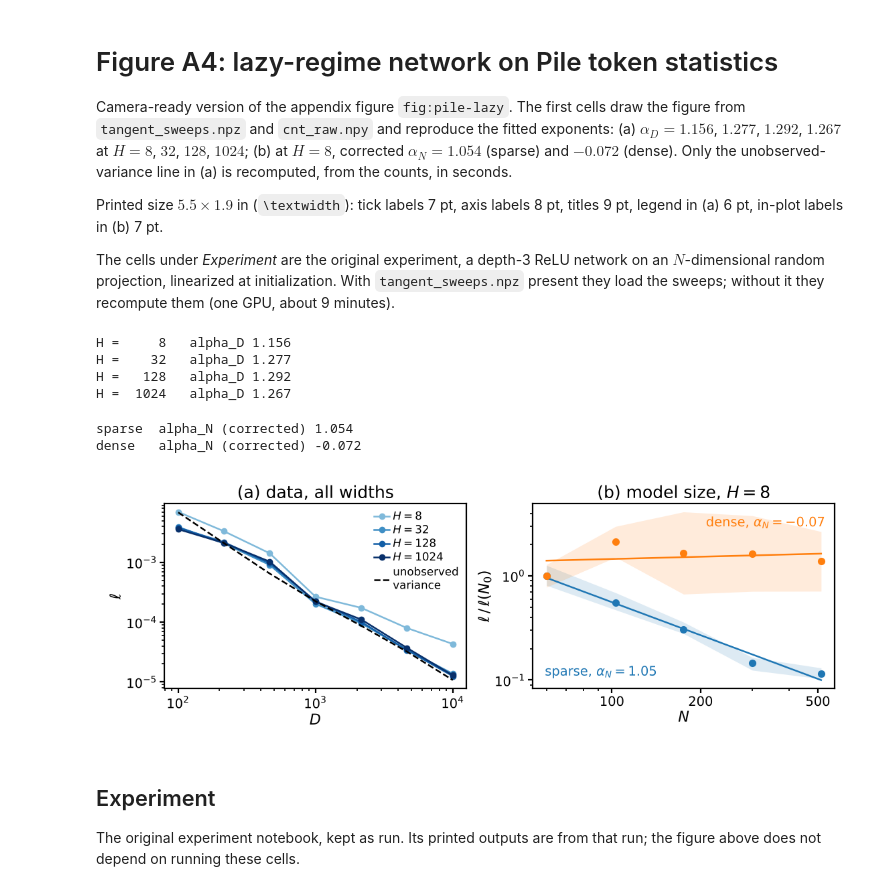
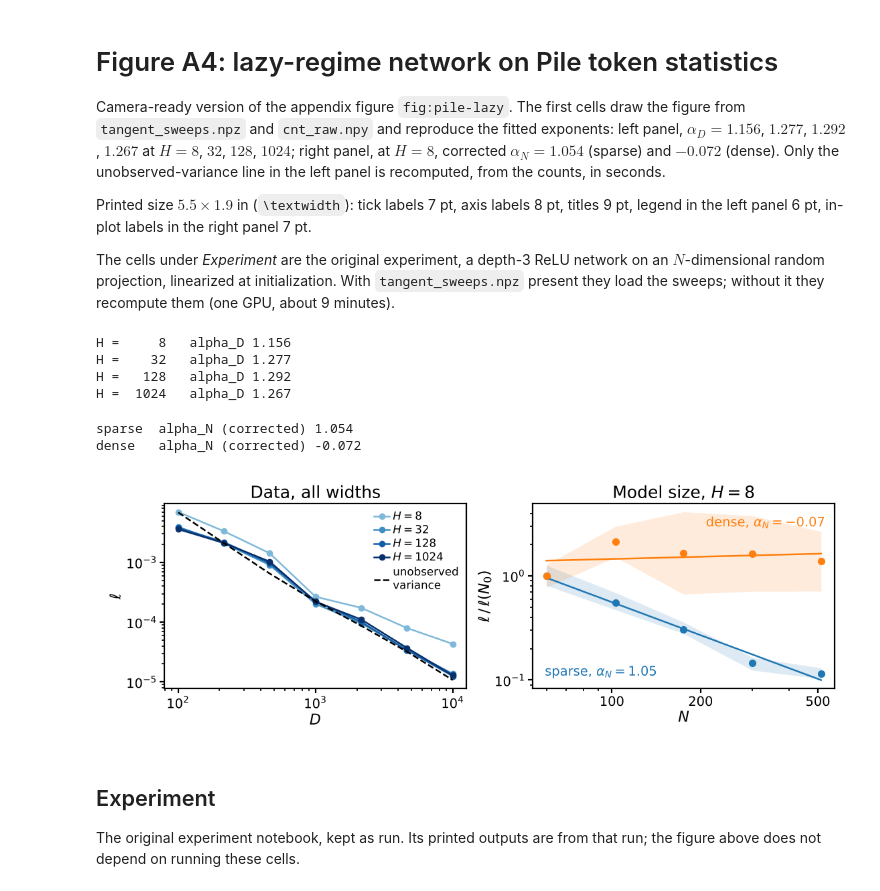
Before and after one commit to jsous/asym-scaling, a Jupyter notebook: pile/Pile3_LazyNetwork.ipynb, the cells around one changed output. Drawn from its saved outputs; the diff is of its cells as text; code cells hidden in the pictures.

```diff
--- a/pile/Pile3_LazyNetwork.ipynb
+++ b/pile/Pile3_LazyNetwork.ipynb
@@ -1,9 +1,9 @@
 # %% [markdown]
 # Figure A4: lazy-regime network on Pile token statistics
 
-Camera-ready version of the appendix figure `fig:pile-lazy`. The first cells draw the figure from `tangent_sweeps.npz` and `cnt_raw.npy` and reproduce the fitted exponents: (a) $\alpha_D=1.156$, $1.277$, $1.292$, $1.267$ at $H=8$, $32$, $128$, $1024$; (b) at $H=8$, corrected $\alpha_N=1.054$ (sparse) and $-0.072$ (dense). Only the unobserved-variance line in (a) is recomputed, from the counts, in seconds.
+Camera-ready version of the appendix figure `fig:pile-lazy`. The first cells draw the figure from `tangent_sweeps.npz` and `cnt_raw.npy` and reproduce the fitted exponents: left panel, $\alpha_D=1.156$, $1.277$, $1.292$, $1.267$ at $H=8$, $32$, $128$, $1024$; right panel, at $H=8$, corrected $\alpha_N=1.054$ (sparse) and $-0.072$ (dense). Only the unobserved-variance line in the left panel is recomputed, from the counts, in seconds.
 
-Printed size $5.5\times1.9$ in (`\textwidth`): tick labels 7 pt, axis labels 8 pt, titles 9 pt, legend in (a) 6 pt, in-plot labels in (b) 7 pt.
+Printed size $5.5\times1.9$ in (`\textwidth`): tick labels 7 pt, axis labels 8 pt, titles 9 pt, legend in the left panel 6 pt, in-plot labels in the right panel 7 pt.
 
 The cells under *Experiment* are the original experiment, a depth-3 ReLU network on an $N$-dimensional random projection, linearized at initialization. With `tangent_sweeps.npz` present they load the sweeps; without it they recompute them (one GPU, about 9 minutes).
 # %%
@@ -58,40 +58,40 @@ H =    32   alpha_D 1.277
 H =   128   alpha_D 1.292
 H =  1024   alpha_D 1.267
 # %%
-# FIGURE A4: (a) data axis at all widths, (b) model-size axis at H = 8
+# FIGURE A4: left, data axis at all widths; right, model-size axis at H = 8
 figA4, (A, B) = plt.subplots(1, 2, figsize=(FIG_W, FIG_H), layout="constrained")
 for H, color in zip(WIDTHS, plt.cm.Blues(np.linspace(0.45, 1.0, len(WIDTHS)))):
     A.loglog(D_LADDER, gmean(t[f"resD_{H}"]), "o-", ms=2.5, lw=0.9, color=color, label=f"$H={H}$")
 A.loglog(D_LADDER, gmean(unobs), "k--", lw=0.9, label="unobserved\nvariance")
 A.xaxis.set_minor_formatter(ticker.NullFormatter())
-A.set_title("(a) data, all widths", fontsize=FS_TITLE, pad=3)
+A.set_title("Data, all widths", fontsize=FS_TITLE, pad=3)
 style(A, "$D$", r"$\ell$")
 A.legend(loc="upper right", fontsize=FS_LEGEND - 1, frameon=False, handlelength=1.4,
          handletextpad=0.3, borderaxespad=0.3, labelspacing=0.2)
 
 for Y, color, name, xy, ha in ((sF, "C0", "sparse", (0.04, 0.05), "left"),
                                (dF, "C1", "dense", (0.97, 0.93), "right")):
     g = gmean(Y); k = g[0]
     cf = np.polyfit(np.log(N_FIT), np.log(g), 1)
     print(f"{name:7s} alpha_N (corrected) {-cf[0]:.3f}")
     B.fill_between(N_FIT, Y.min(0) / k, Y.max(0) / k, color=color, alpha=.15, lw=0)
     B.loglog(N_FIT, g / k, "o", ms=3, color=color)
     B.loglog(N_FIT, np.exp(np.polyval(cf, np.log(N_FIT))) / k, "-", lw=0.9, color=color)
     B.text(*xy, rf"{name}, $\alpha_N={-cf[0]:.2f}$", color=color, fontsize=FS_LEGEND, ha=ha,
            va="bottom" if ha == "left" else "top", transform=B.transAxes)
 B.xaxis.set_major_locator(ticker.FixedLocator([100, 200, 500]))
 B.xaxis.set_major_formatter(ticker.FormatStrFormatter("%d"))
 B.xaxis.set_minor_locator(ticker.FixedLocator([60, 70, 80, 90, 300, 400]))
 B.xaxis.set_minor_formatter(ticker.NullFormatter())
-B.set_title(f"(b) model size, $H={H_C}$", fontsize=FS_TITLE, pad=3)
+B.set_title(f"Model size, $H={H_C}$", fontsize=FS_TITLE, pad=3)
 style(B, "$N$", r"$\ell\,/\,\ell(N_0)$")
 figA4.savefig("../figures/FigureA4.pdf")
 figA4.savefig("../figures/FigureA4.png", dpi=300)
 plt.show()
 # %% [output]
 sparse  alpha_N (corrected) 1.054
 dense   alpha_N (corrected) -0.072
-[figure, old version]
+[figure, new version]
 # %% [markdown]
 ## Experiment
 
```
Also changed, not shown: 5 other files.
